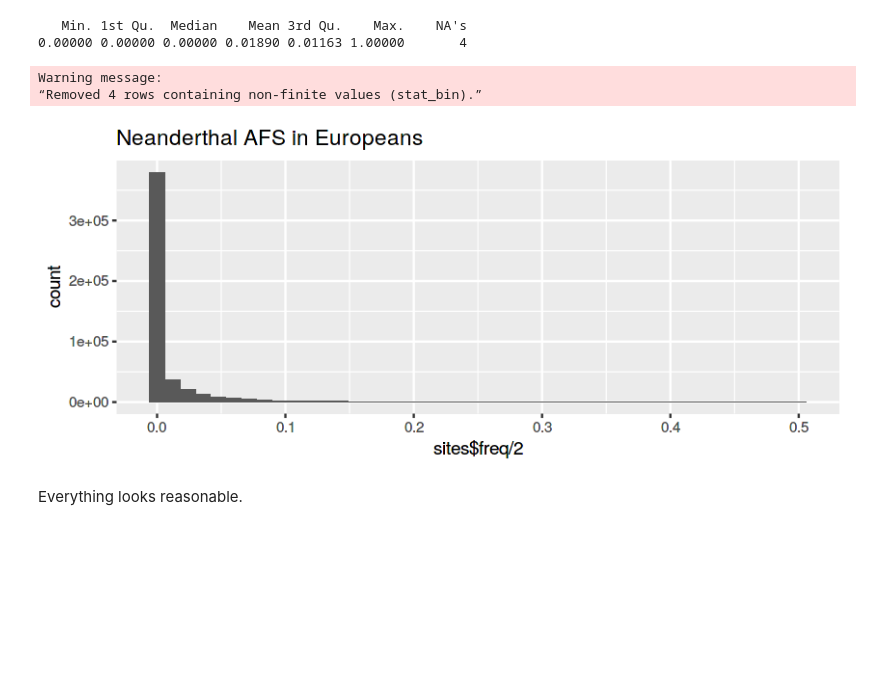
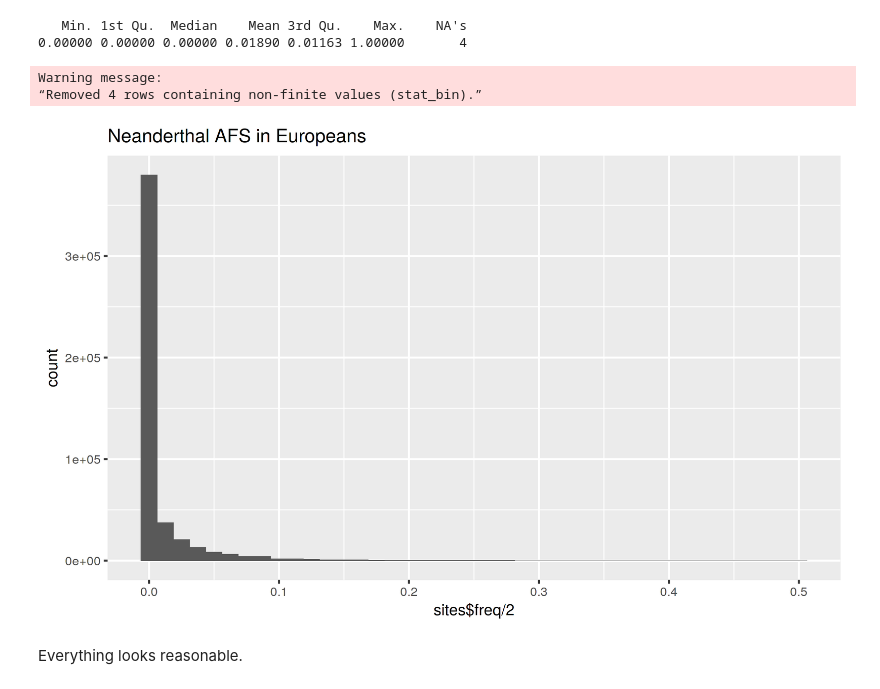
Before and after one commit to bodkan/nea-over-time, a Jupyter notebook: notebooks/introgression_predictors.ipynb, the cells around one changed output. Saved outputs shown, nothing was run; the diff lists cells and outputs as text; code cells hidden in the pictures; blank space fills up the shorter version.

```diff
--- a/notebooks/introgression_predictors.ipynb
+++ b/notebooks/introgression_predictors.ipynb
@@ -75,8 +75,8 @@ european_ids <- get_european_ids("../raw_data/10_24_2014_SGDP_metainformation_up
 europeans <-
     load_dataset("../clean_data/ice_age.tsv", "../clean_data/sgdp.tsv", "../clean_data/archaics.tsv",
                  random_sample=FALSE) %>%
-    dplyr::select(c("chrom", "pos", european_ids)) %>%
-    dplyr::mutate(chrom=paste0("chr", chrom), start=pos, end=pos)
+    select(c("chrom", "pos", european_ids)) %>%
+    mutate(chrom=paste0("chr", chrom))
 # %% [output]
 Warning message:
 “Missing column names filled in: 'X12' [12], 'X13' [13], 'X14' [14], 'X15' [15], 'X16' [16], 'X17' [17], 'X18' [18], 'X19' [19], 'X20' [20], 'X21' [21], 'X22' [22], 'X23' [23], 'X24' [24]”Parsed with  ...
@@ -96,7 +96,9 @@ cols(
 Joining, by = c("chrom", "pos", "ref", "alt")
 Joining, by = c("chrom", "pos", "ref", "alt")
 # %%
-sites <- makeGRangesFromDataFrame(europeans)
+sites <-
+    mutate(europeans, start=pos, end=pos) %>%
+    makeGRangesFromDataFrame
 seqinfo(sites) <- seqinfo(BSgenome.Hsapiens.UCSC.hg19)
 # %%
 length(sites)
@@ -410,13 +412,13 @@ summary(sites$freq)
    Min. 1st Qu.  Median    Mean 3rd Qu.    Max.    NA's
 0.00000 0.00000 0.00000 0.01890 0.01163 1.00000       4
 # %%
-options(repr.plot.widht=6, repr.plot.height=3)
+options(repr.plot.width=8, repr.plot.height=5, repr.plot.res=300)
 
 qplot(sites$freq / 2, bins=ncol(europeans) - 4, main="Neanderthal AFS in Europeans")
 # %% [output]
 Warning message:
 “Removed 4 rows containing non-finite values (stat_bin).”
-[figure, old version]
+[figure, new version]
 # %% [markdown]
 Everything looks reasonable.
 # %% [markdown]
```
Also changed, not shown: parts of 19 cells of this notebook.
